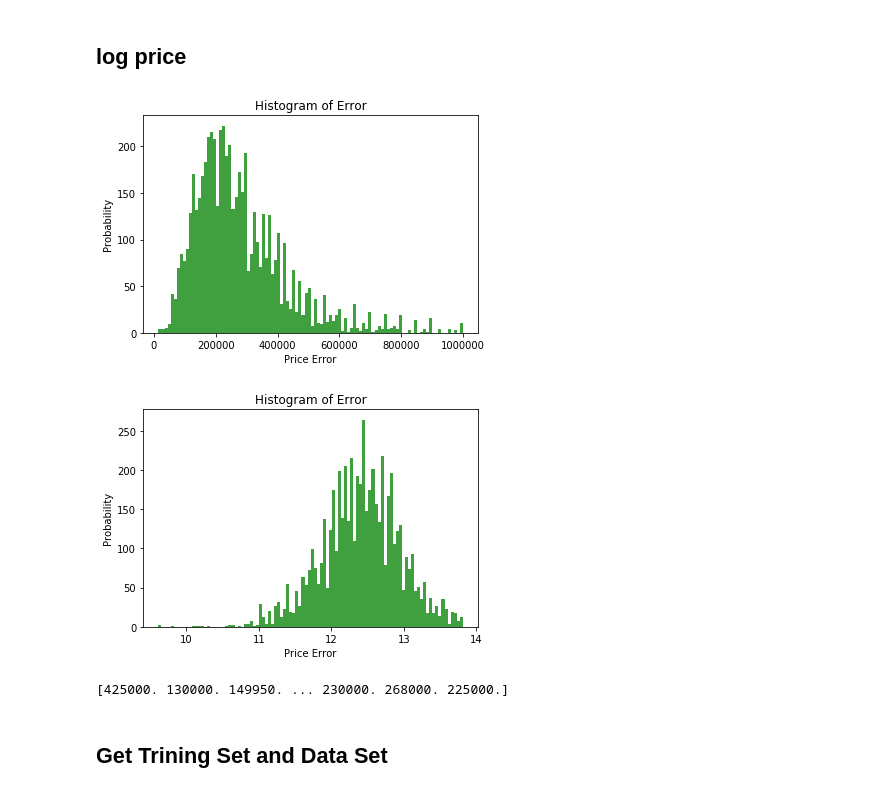
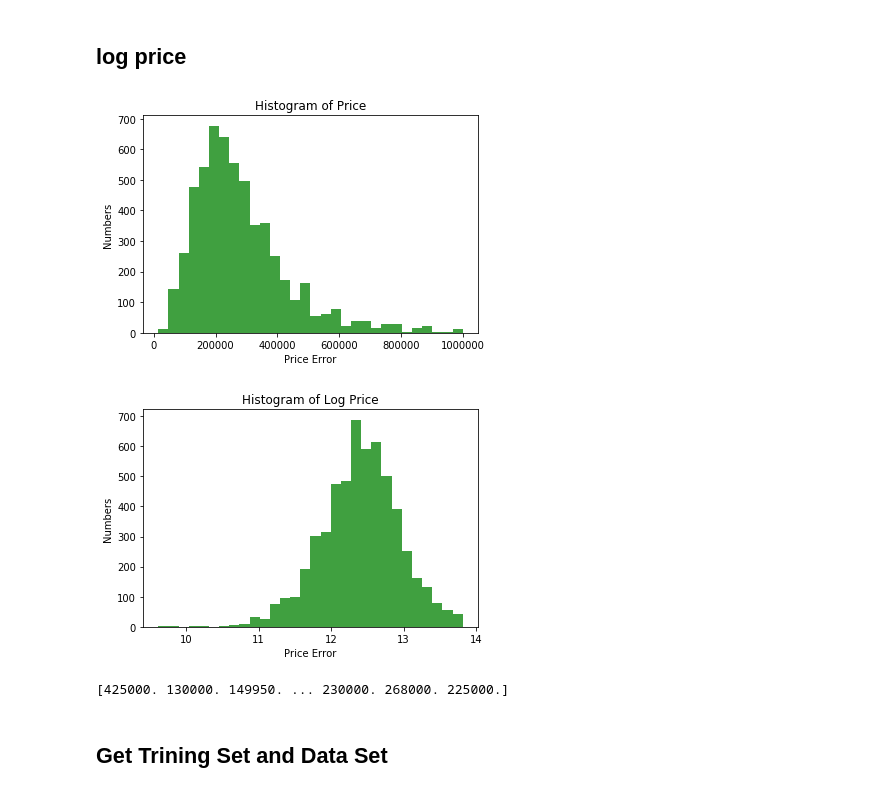
Before and after one commit to green-fox-academy/dongdong69, a Jupyter notebook: week-07/project/project_main.ipynb, the cells around one changed output. Drawn from its saved outputs; the diff is of its cells as text; code cells hidden in the pictures.

```diff
--- a/week-07/project/project_main.ipynb
+++ b/week-07/project/project_main.ipynb
@@ -273,7 +272,7 @@ class LabelEncode:
 useful_information = raw[['latitude', 'longitude', 'property_type', 'num_bathrooms', 'num_bedrooms','num_floors', 'num_recepts','outcode','post_town', 'new_home', 'loc_class', 'price']].reset_index()
 useful_information['new_home'] = useful_information['new_home'].apply(new_home)
 
-useful_information = useful_information[useful_information.price < 1000000]
+useful_information = useful_information[useful_information.price < 1500000]
 
 pt_le = LabelEncode(useful_information, 'post_town')
 encode_col = pt_le.le.transform(list(useful_information['post_town']))
@@ -469,23 +468,23 @@ data = np.array(df_line_regression)
 price = data[:,-1]
 # %%
 ## Probability distributions of price
-n, bins, patches = plt.hist(price, 100, facecolor='g', alpha=0.75)
+n, bins, patches = plt.hist(price, 30, facecolor='g', alpha=0.75)
 plt.xlabel('Price Error')
-plt.ylabel('Probability')
-plt.title('Histogram of Error')
+plt.ylabel('Numbers')
+plt.title('Histogram of Price')
 plt.show()
 # %% [output]
-[figure, old version]
+[figure, new version]
 # %%
 log_price = np.log(price)
-n, bins, patches = plt.hist(log_price, 100, facecolor='g', alpha=0.75)
+n, bins, patches = plt.hist(log_price, 30, facecolor='g', alpha=0.75)
 plt.xlabel('Price Error')
-plt.ylabel('Probability')
-plt.title('Histogram of Error')
+plt.ylabel('Numbers')
+plt.title('Histogram of Log Price')
 plt.show()
 print(np.exp(log_price))
 # %% [output]
-[figure, old version]
+[figure, new version]
 [425000. 130000. 149950. ... 230000. 268000. 225000.]
 # %% [markdown]
 ## Get Trining Set and Data Set
```
Also changed, not shown: parts of 15 cells of this notebook, 10 other files.
